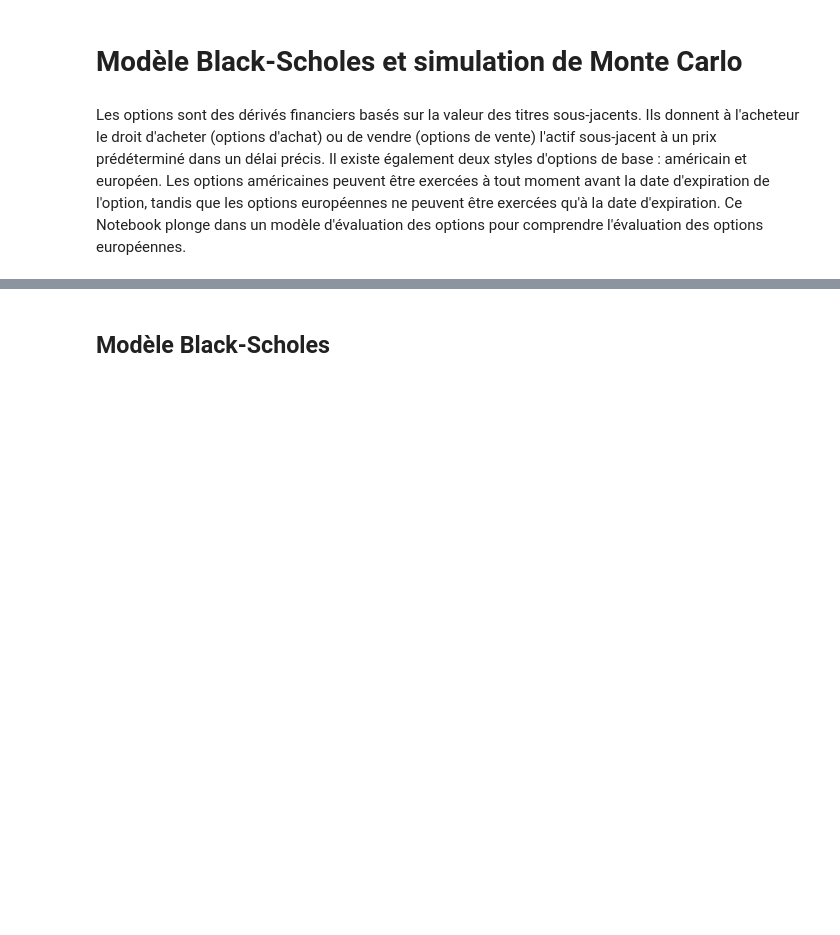
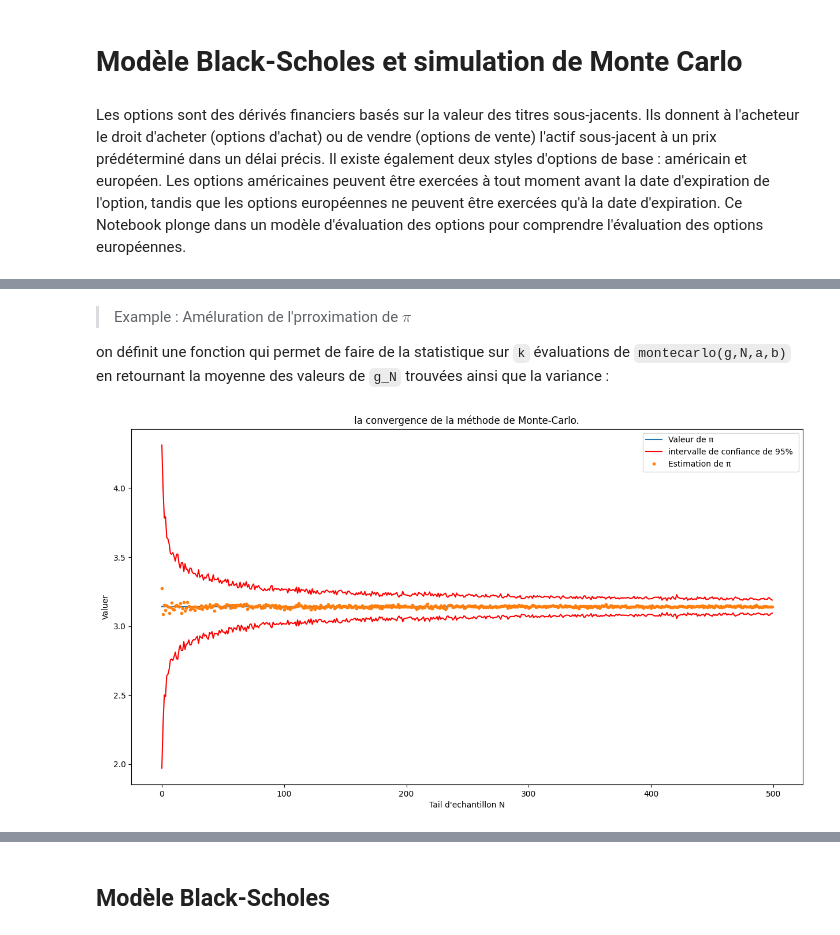
Before and after one commit to AmineMahdioui/Monte-Carlo, a Jupyter notebook: monteCarlo2.ipynb, the cells around one changed output, grey strips where cells are left out. Saved outputs shown, nothing was run; the diff lists cells and outputs as text; code cells hidden in the pictures; blank space fills up the shorter version.

```diff
--- a/monteCarlo2.ipynb
+++ b/monteCarlo2.ipynb
@@ -4,0 +42,6 @@ Les options sont des dérivés financiers basés sur la valeur des titres sous-j
+# %%
+def MonteCarlo(g,N,a=0,b=1):
+    x = a + (b-a)*uniform(size=N)
+    g_N=1/N * g(x).sum()
+    sigma_g = g(x).std()
+    return g_N,sigma_g
@@ -4,0 +61,5 @@ Les options sont des dérivés financiers basés sur la valeur des titres sous-j
+# %%
+def f(x):return 4/(1+x**2)
+# %%
+N=10000000
+print(f"Approximation de π par Monte Carlo pour un échantillon de {N}: {MonteCarlo(f,N)[0]} ± {MonteCarlo(f,N)[1]:.3}")
@@ -4,0 +87,35 @@ Les options sont des dérivés financiers basés sur la valeur des titres sous-j
+# %% [markdown]
+>Example : Améluration de l'prroximation de $\pi$
+
+on définit une fonction qui permet de faire de la statistique sur `k` évaluations de `montecarlo(g,N,a,b)` en retournant la moyenne des valeurs de `g_N` trouvées ainsi que la variance :
+# %%
+def StatMonteCarlo(g,N,k,a=0,b=1):
+    # liste de nb résultats de Monte-Carlo
+    liste= np.zeros(k)
+    for i in range(k):
+        liste[i],_ = MonteCarlo(g,N,a=a,b=b)
+    return liste.mean(), liste.std()
+# %%
+Nmax=500
+k=50
+# liste des valeurs de N
+N = range(1,Nmax+1)
+#tableaux pour la moyenne et la variance
+mean=np.zeros(len(N))
+std = np.zeros(len(N))
+for i in range(len(N)):
+    mean[i],std[i]= StatMonteCarlo(f,N[i],k)
+
+plt.figure(figsize=(15,8))
+Pi=plt.plot([np.pi]*Nmax)
+Estimation=plt.plot(mean, ".")
+plt.title('la convergence de la méthode de Monte-Carlo.')
+plt.plot(np.pi+1.96*array(std), "r")
+Interval=plt.plot(np.pi-1.96*array(std), "r")
+
+plt.xlabel("Tail d'echantillon N")
+plt.ylabel("Valuer")
+plt.legend((Pi[0], Interval[0],Estimation[0]), ('Valeur de π', 'intervalle de confiance de 95% ','Estimation de π'))
+plt.show()
+# %% [output]
+[figure, added]
```
Also changed, not shown: parts of 47 cells of this notebook.
